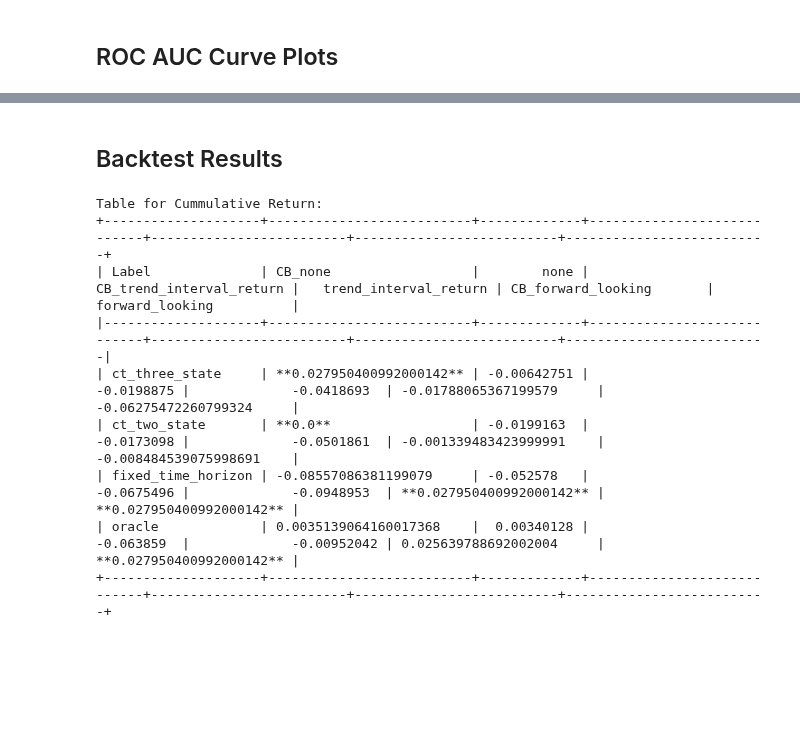
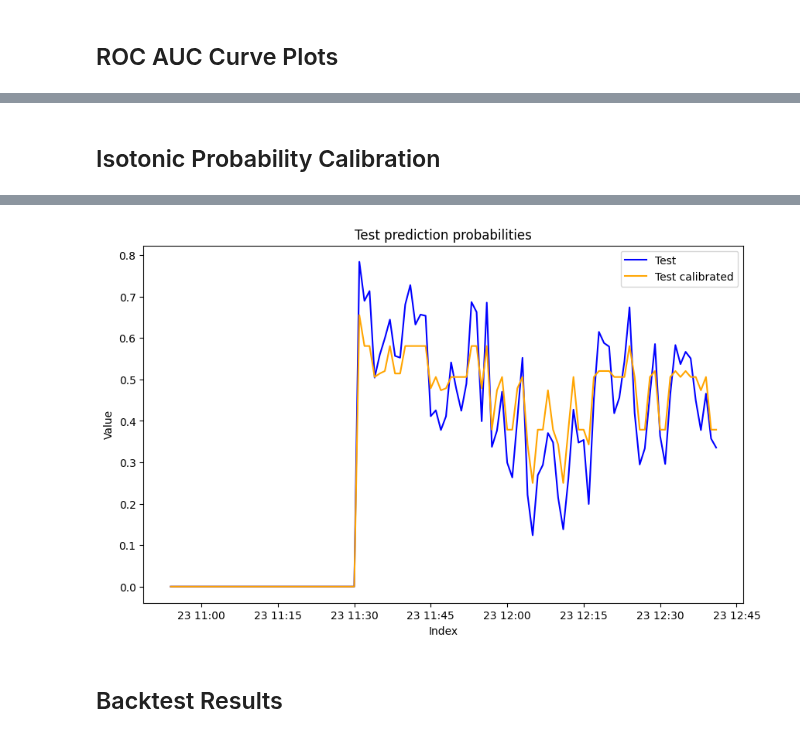
Before and after one commit to MDzaja/MasterThesis, a Jupyter notebook: notebook.ipynb, the cells around one changed output, grey strips where cells are left out. Drawn from its saved outputs; the diff is of its cells as text; code cells hidden in the pictures; blank space fills up the shorter version.

Commit message:
attempt to use probability calibration but first results are not promising

```diff
--- a/notebook.ipynb
+++ b/notebook.ipynb
@@ -280,3 +281,13 @@ Table for Accuracy:
 | fixed_time_horizon | -0.06360608307999155     | -0.0909821 |                -0.0125218  |              -0.0809038 | **0.031004517528000174** | 0.030352294696000173     |
 | oracle             | -0.024250726899996335    | -0.0334111 |                -0.034221   |              -0.0256326 | 0.03022897543599993      | **0.030352294696000173** |
 +--------------------+--------------------------+------------+----------------------------+-------------------------+--------------------------+--------------------------+
+# %%
+# Print table with results
+with open('/home/mdzaja/MasterThesis/artifacts/assets/AAPL/models/test_logs/2_years-1_fold/metrics.json', 'r') as file:
+    metrics = json.load(file)
+
+print('2_years-1_fold')
+print('Train data: 3 years, Test data: 2 weeks')
+plot_utils.print_highlighted_LW_table(metrics, 'Accuracy', 'accuracy', 'best_model_test')
+plot_utils.print_highlighted_LW_table(metrics, 'AUC', 'auc', 'best_model_test')
+plot_utils.print_highlighted_LW_table(metrics, 'Cumulative Return', 'cumulative_return', 'best_model_test')
@@ -296,0 +397,15 @@ plot_utils.plot_roc_auc_curves(labels_test_dict, probs_test_dict, 'ROC_AUC curve
+# %% [markdown]
+## Isotonic Probability Calibration
+# %%
+with open("/home/mdzaja/MasterThesis/artifacts/assets/AAPL/models/test_logs/detailed/test_probs.pkl", 'rb') as file:
+    probs_test_dict = pickle.load(file)
+with open("/home/mdzaja/MasterThesis/artifacts/assets/AAPL/models/test_logs/detailed/test_probs_calibrated.pkl", 'rb') as file:
+    probs_test_calibrated_dict = pickle.load(file)
+
+test = probs_test_dict['D-features;L-fixed_time_horizon;W-CB_trend_interval_return;M-transformer']['probs'].iloc[352:460]
+test_calibrated = probs_test_calibrated_dict['D-features;L-fixed_time_horizon;W-CB_trend_interval_return;M-transformer']['probs'].iloc[352:460]
+print(test.index[0], test.index[-1])
+print(test_calibrated.index[0], test_calibrated.index[-1])
+
+plot_utils.plot_series(test, test_calibrated, 'Test', 'Test calibrated', 'Test prediction probabilities')
+# %% [output]
@@ -297,17 +414,3 @@ plot_utils.plot_roc_auc_curves(labels_test_dict, probs_test_dict, 'ROC_AUC curve
+[figure, added]
 # %% [markdown]
 ## Backtest Results
-# %%
-with open('/home/mdzaja/MasterThesis/artifacts/assets/AAPL/models/test_logs/detailed/metrics.json', 'r') as file:
-    metrics = json.load(file)
-data_types = ['best_model_test']
-plot_utils.print_highlighted_LW_table(metrics, 'Cummulative Return', 'cumulative_return', 'best_model_test')
-# %% [output]
-Table for Cummulative Return:
-+--------------------+--------------------------+-------------+----------------------------+-------------------------+--------------------------+--------------------------+
-| Label              | CB_none                  |        none |   CB_trend_interval_return |   trend_interval_return | CB_forward_looking       | forward_looking          |
-|--------------------+--------------------------+-------------+----------------------------+-------------------------+--------------------------+--------------------------|
-| ct_three_state     | **0.027950400992000142** | -0.00642751 |                 -0.0198875 |             -0.0418693  | -0.01788065367199579     | -0.06275472260799324     |
-| ct_two_state       | **0.0**                  | -0.0199163  |                 -0.0173098 |             -0.0501861  | -0.001339483423999991    | -0.008484539075998691    |
-| fixed_time_horizon | -0.08557086381199079     | -0.052578   |                 -0.0675496 |             -0.0948953  | **0.027950400992000142** | **0.027950400992000142** |
-| oracle             | 0.0035139064160017368    |  0.00340128 |                 -0.063859  |             -0.00952042 | 0.025639788692002004     | **0.027950400992000142** |
-+--------------------+--------------------------+-------------+----------------------------+-------------------------+--------------------------+--------------------------+
```
Also changed, not shown: parts of 6 cells of this notebook, 39 other files.
